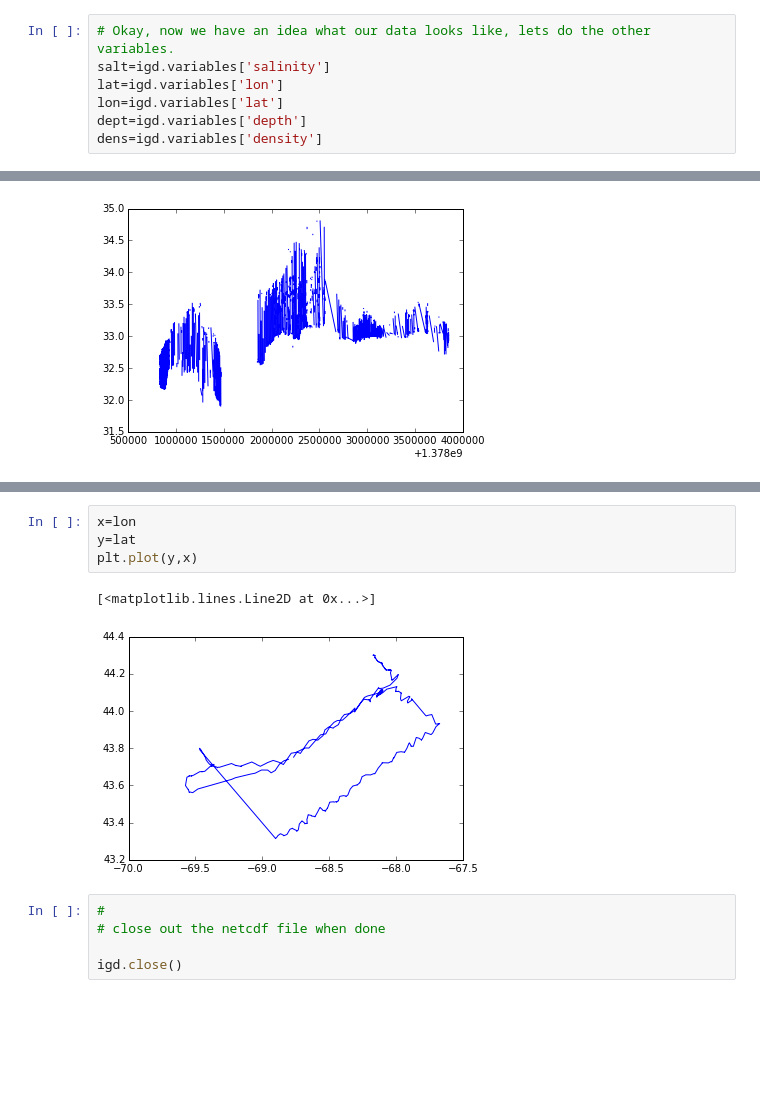
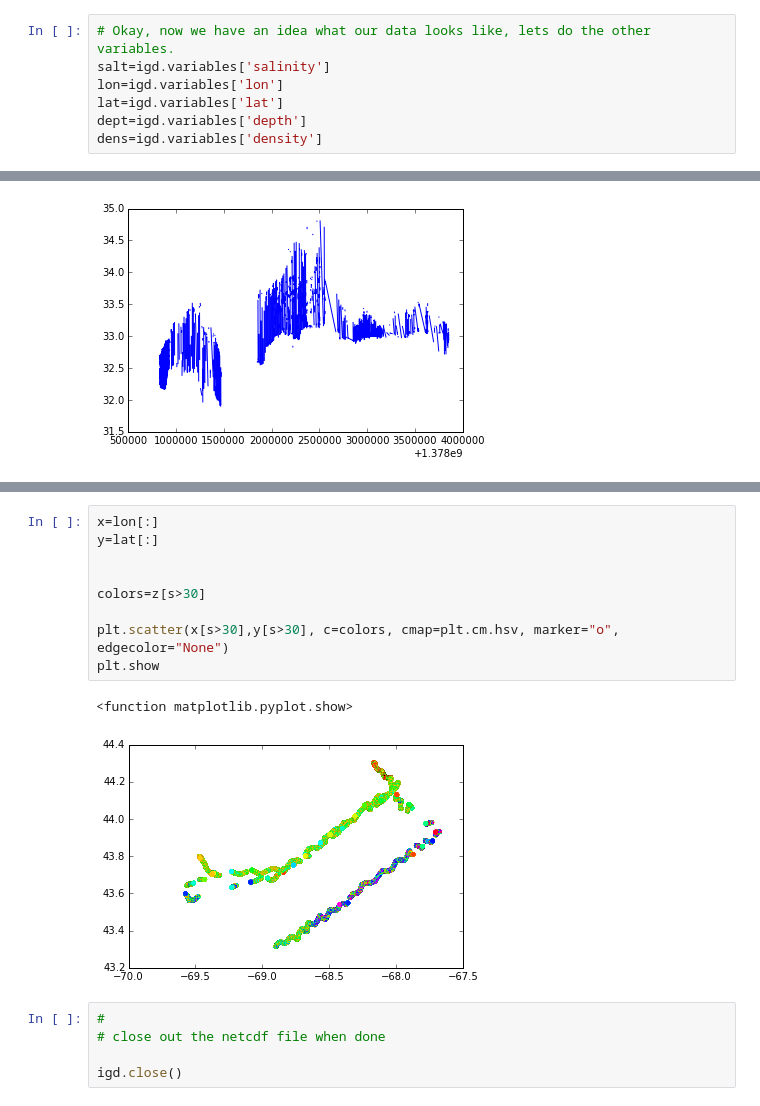
Before and after one commit to duncombe-noaa/system-test, a Jupyter notebook: Theme_4_Glider_Data_Visualization/Glider_Data/Glider_Data_Read.ipynb, the cells around one changed output, grey strips where cells are left out. Cells and saved outputs as stored; diff of their text form; blank space fills up the shorter version.

```diff
--- a/Theme_4_Glider_Data_Visualization/Glider_Data/Glider_Data_Read.ipynb
+++ b/Theme_4_Glider_Data_Visualization/Glider_Data/Glider_Data_Read.ipynb
@@ -106,8 +113,8 @@ print T[0:10]
 # %%
 # Okay, now we have an idea what our data looks like, lets do the other variables.
 salt=igd.variables['salinity']
-lat=igd.variables['lon']
-lon=igd.variables['lat']
+lon=igd.variables['lon']
+lat=igd.variables['lat']
 dept=igd.variables['depth']
 dens=igd.variables['density']
 # %%
@@ -192,13 +217,18 @@ plt.show
 # %% [output]
 <function matplotlib.pyplot.show>
 [figure]
-# %%
-x=lon
-y=lat
-plt.plot(y,x)
-# %% [output]
-[<matplotlib.lines.Line2D at 0x...>]
-[figure, removed]
+# %%
+x=lon[:]
+y=lat[:]
+
+
+colors=z[s>30]
+
+plt.scatter(x[s>30],y[s>30], c=colors, cmap=plt.cm.hsv, marker="o", edgecolor="None")
+plt.show
+# %% [output]
+<function matplotlib.pyplot.show>
+[figure, added]
 # %%
 #
 # close out the netcdf file when done
```
Also changed, not shown: parts of 7 cells of this notebook.
